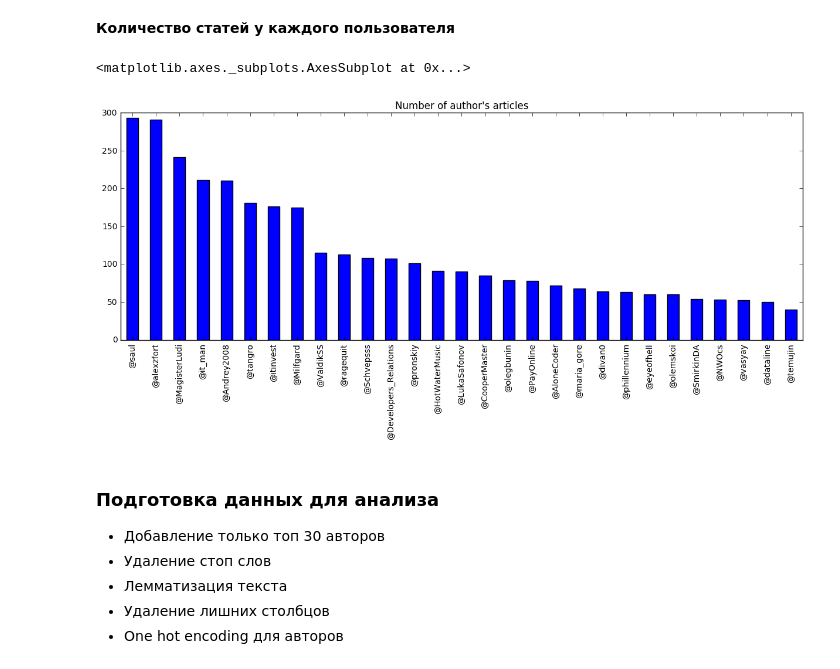
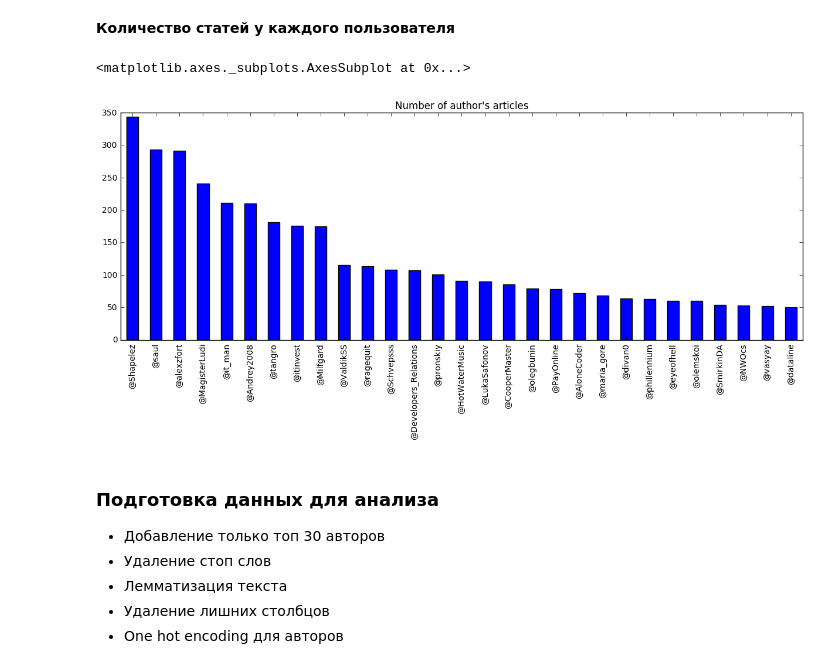
Before and after one commit to XATTABrus/DeterminationOfAuthors, a Jupyter notebook: DetectedAuthorRNN.ipynb, the cells around one changed output. Cells and saved outputs as stored; diff of their text form; code cells hidden in the pictures.

```diff
--- a/DetectedAuthorRNN.ipynb
+++ b/DetectedAuthorRNN.ipynb
@@ -39,21 +47,26 @@ data = pd.read_csv('datasetHabrahabr.csv')
 # %% [markdown]
 **Загрузка тестовых документов**
 # %%
-#path = 'D:\Разработка\DataScience\Habrahabr'
-path = 'Habrahabr/'
-files = os.listdir(path)
-data_frame = pd.DataFrame()
+def get_dataset_from_files():
+    #path = 'D:\Разработка\DataScience\Habrahabr'
+    path = 'Habrahabr/'
+    files = os.listdir(path)
+    data_frame = pd.DataFrame()
 
-for file_name in files:
-    file_obj = codecs.open(path + file_name, "r", "utf_8_sig" )
-    file_temp = file_obj.read()
-    url = file_temp[file_temp.find('url:') + 5:file_temp.find('title:')].rstrip()
-    title = file_temp[file_temp.find('title:') + 7:file_temp.find('text:')].rstrip()
-    text = file_temp[file_temp.find('text:') + 5:file_temp.find('author:')].rstrip()
-    author = file_temp[file_temp.find('author:') + 8:].rstrip()
-    row = pd.Series([url, title, text, author], index=['Url', 'Title', 'Text', 'Author'])
-    data_frame = data_frame.append(row, ignore_index=True)
-    file_obj.close()
+    for file_name in files:
+        file_obj = codecs.open(path + file_name, "r", "utf_8_sig" )
+        file_temp = file_obj.read()
+        url = file_temp[file_temp.find('url:') + 5:file_temp.find('title:')].rstrip()
+        title = file_temp[file_temp.find('title:') + 7:file_temp.find('text:')].rstrip()
+        text = file_temp[file_temp.find('text:') + 5:file_temp.find('author:')].rstrip()
+        author = file_temp[file_temp.find('author:') + 8:].rstrip()
+        row = pd.Series([url, title, text, author], index=['Url', 'Title', 'Text', 'Author'])
+        data_frame = data_frame.append(row, ignore_index=True)
+        file_obj.close()
+
+    return data_frame
+# %%
+data_frame = get_dataset_from_files()
 # %% [markdown]
 **Подсчет количества слов в каждой статье**
 # %%
@@ -78,11 +91,11 @@ data_frame.CountWords.plot(kind='bar', figsize=(15, 5), title="Number of worlds
 # %%
 num_classes = 29
 # %%
-author_count_news = data_frame.Author.value_counts()[1:30]
+author_count_news = data_frame.Author.value_counts()[:num_classes]
 author_count_news.plot(kind='bar', figsize=(15, 5), title="Number of author's articles")
 # %% [output]
 <matplotlib.axes._subplots.AxesSubplot at 0x...>
-[figure, old version]
+[figure, new version]
 # %% [markdown]
 ### Подготовка данных для анализа
 - Добавление только топ 30 авторов
```
Also changed, not shown: parts of 15 cells of this notebook.
